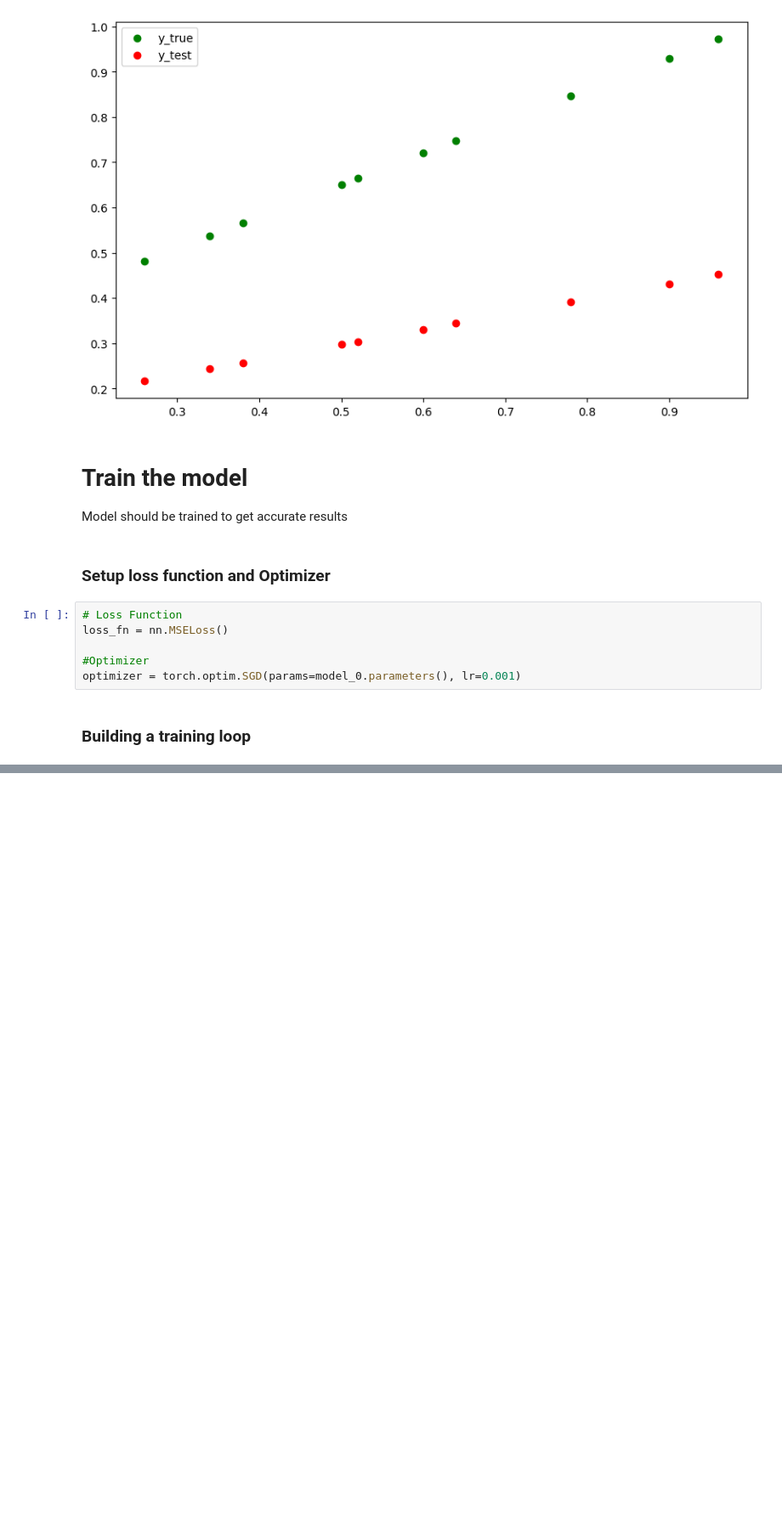
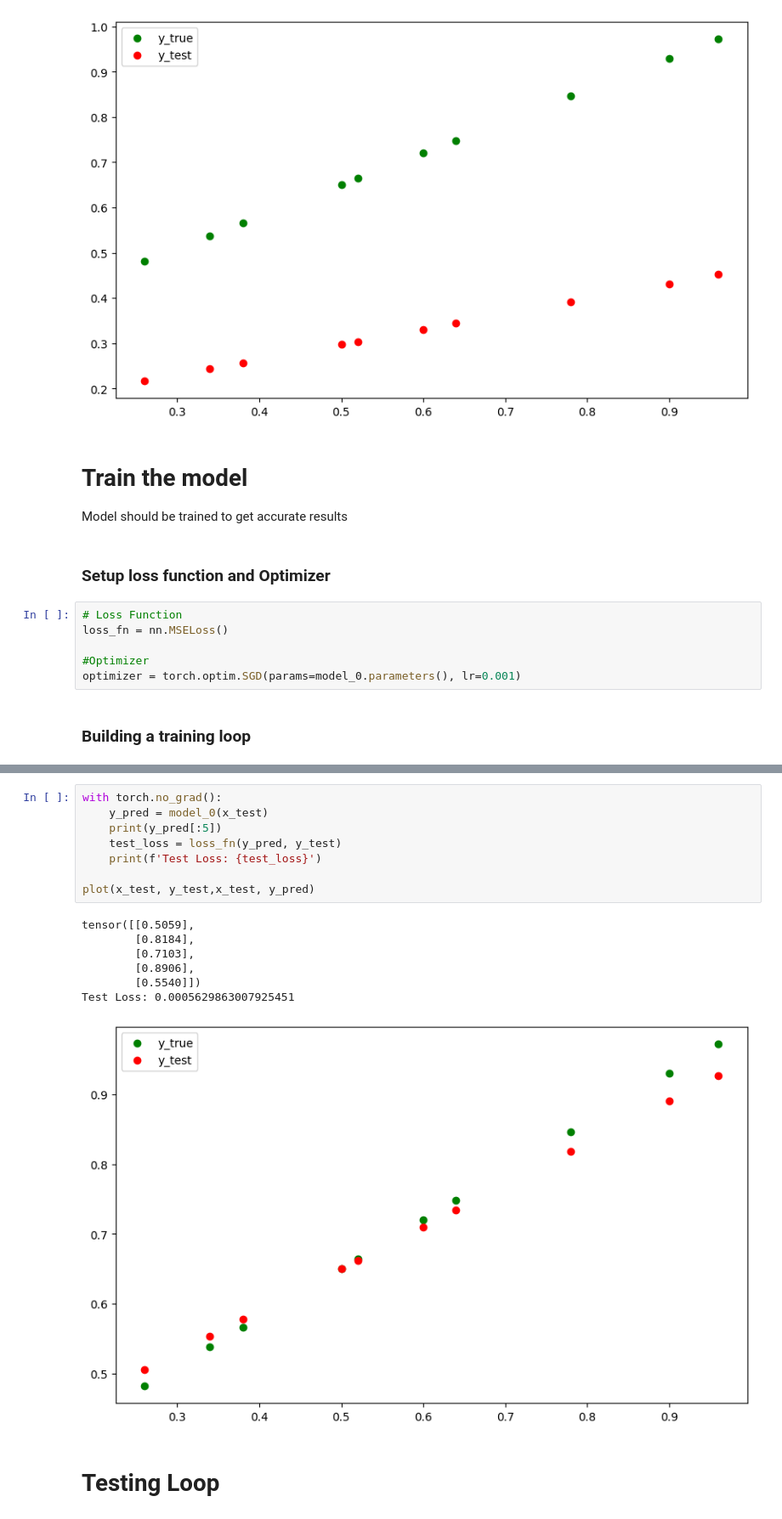
Before and after one commit to Dhaks13/My_DL_Works, a Jupyter notebook: learnings/01_PyTorch_Workflows.ipynb, the cells around one changed output, grey strips where cells are left out. Shown: that part at 85% size. Drawn from its saved outputs; the diff is of its cells as text; blank space fills up the shorter version.

Commit message:
working on Workflows - Testing Loop

```diff
--- a/learnings/01_PyTorch_Workflows.ipynb
+++ b/learnings/01_PyTorch_Workflows.ipynb
@@ -185,0 +228,18 @@ for epoch in range(epochs):
+# %%
+with torch.no_grad():
+    y_pred = model_0(x_test)
+    print(y_pred[:5])
+    test_loss = loss_fn(y_pred, y_test)
+    print(f'Test Loss: {test_loss}')
+
+plot(x_test, y_test,x_test, y_pred)
+# %% [output]
+tensor([[0.5059],
+        [0.8184],
+        [0.7103],
+        [0.8906],
+        [0.5540]])
+Test Loss: 0.0005629863007925451
+[figure, added]
+# %% [markdown]
+# Testing Loop
```
Also changed, not shown: parts of 9 cells of this notebook.
